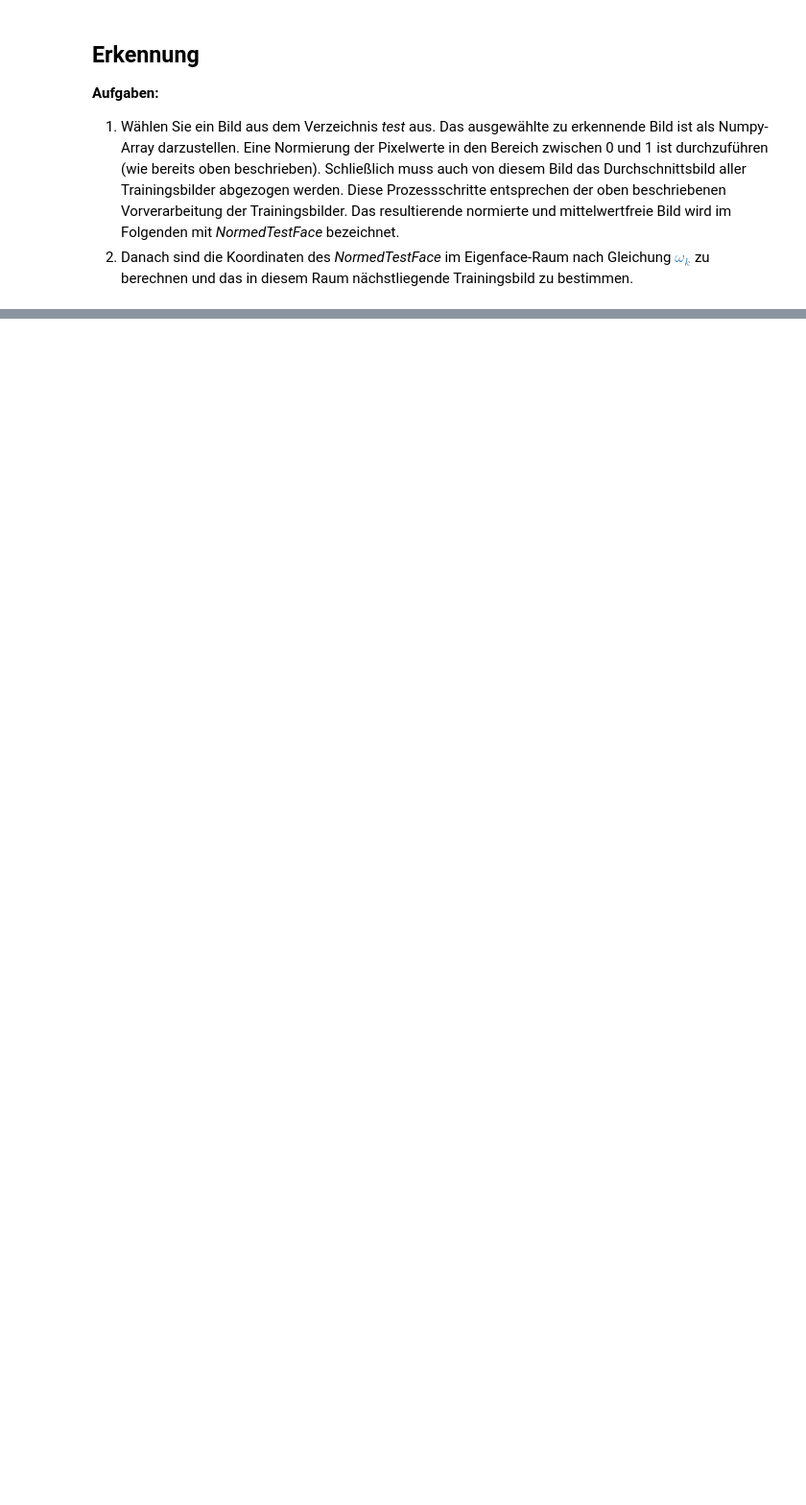
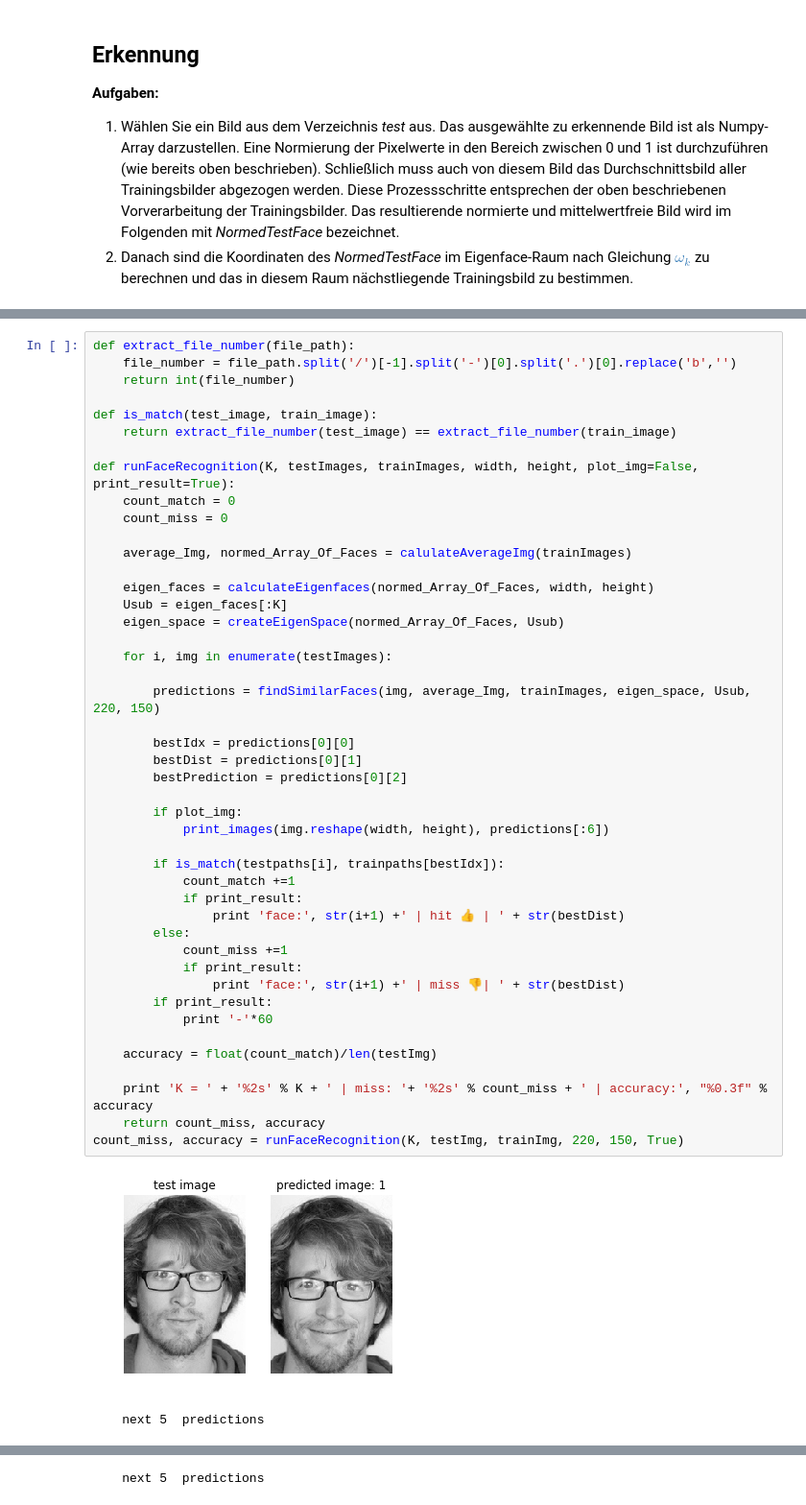
Before and after one commit to danielrotaermel/data-mining, a Jupyter notebook: VersuchFaceRecognition.ipynb, the cells around one changed output, grey strips where cells are left out. Shown at 96% size. Drawn from its saved outputs; the diff is of its cells as text; blank space fills up the shorter version.

```diff
--- a/VersuchFaceRecognition.ipynb
+++ b/VersuchFaceRecognition.ipynb
@@ -275,0 +388,48 @@ __Aufgaben:__
+# %%
+def extract_file_number(file_path):
+    file_number = file_path.split('/')[-1].split('-')[0].split('.')[0].replace('b','')
+    return int(file_number)
+
+def is_match(test_image, train_image):
+    return extract_file_number(test_image) == extract_file_number(train_image)
+
+def runFaceRecognition(K, testImages, trainImages, width, height, plot_img=False, print_result=True):
+    count_match = 0
+    count_miss = 0
+
+    average_Img, normed_Array_Of_Faces = calulateAverageImg(trainImages)
+
+    eigen_faces = calculateEigenfaces(normed_Array_Of_Faces, width, height)
+    Usub = eigen_faces[:K]
+    eigen_space = createEigenSpace(normed_Array_Of_Faces, Usub)
+
+    for i, img in enumerate(testImages):
+
+        predictions = findSimilarFaces(img, average_Img, trainImages, eigen_space, Usub, 220, 150)
+
+        bestIdx = predictions[0][0]
+        bestDist = predictions[0][1]
+        bestPrediction = predictions[0][2]
+
+        if plot_img:
+            print_images(img.reshape(width, height), predictions[:6])
+
+        if is_match(testpaths[i], trainpaths[bestIdx]):
+            count_match +=1
+            if print_result:
+                print 'face:', str(i+1) +' | hit 👍 | ' + str(bestDist)
+        else:
+            count_miss +=1
+            if print_result:
+                print 'face:', str(i+1) +' | miss 👎| ' + str(bestDist)
+        if print_result:
+            print '-'*60
+
+    accuracy = float(count_match)/len(testImg)
+
+    print 'K = ' + '%2s' % K + ' | miss: '+ '%2s' % count_miss + ' | accuracy:', "%0.3f" % accuracy
+    return count_miss, accuracy
+count_miss, accuracy = runFaceRecognition(K, testImg, trainImg, 220, 150, True)
+# %% [output]
+[figure, added]
+    next 5  predictions
@@ -275,0 +440 @@ __Aufgaben:__
+    next 5  predictions
```
Also changed, not shown: parts of 34 cells of this notebook, 7 other files.
